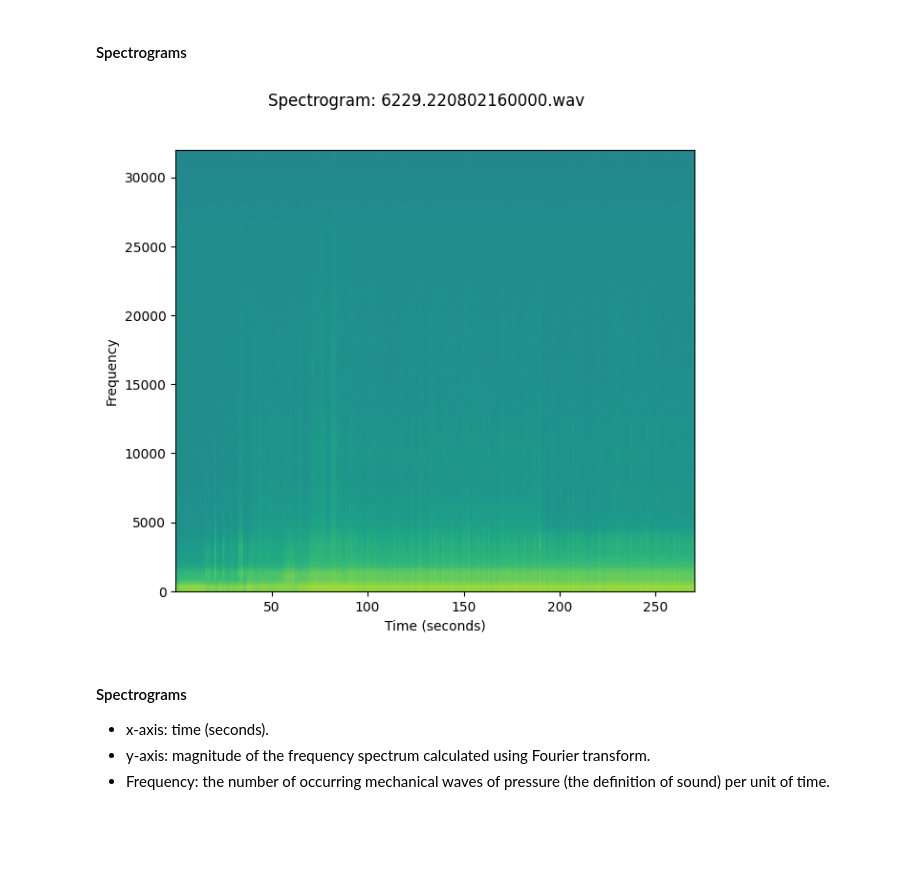
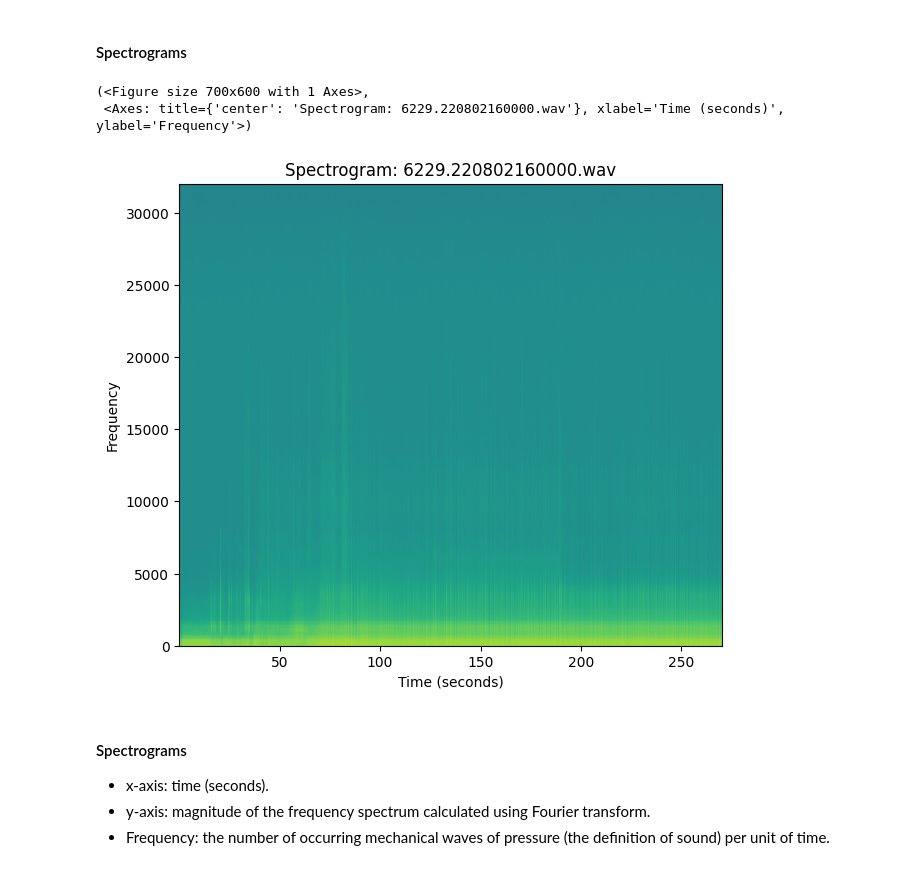
Before and after one commit to ChristerKoldLindholm/bsc-christerkl, a Jupyter notebook: data_exploration.ipynb, the cells around one changed output. Drawn from its saved outputs; the diff is of its cells as text; code cells hidden in the pictures; blank space fills up the shorter version.

```diff
--- a/data_exploration.ipynb
+++ b/data_exploration.ipynb
@@ -171,17 +181,30 @@ plt.show()
 # %% [markdown]
 #### Spectrograms
 # %%
-def plot_specgram(waveform, sample_rate, title="Spectrogram"):
+def plot_specgram(waveform, sample_rate, title:str="Spectrogram", ax=None):
+
     n_channels, n_frames = waveform.shape
     wf = waveform.numpy()
 
-    fig, ax = plt.subplots(n_channels, 1, figsize=(7,6))
+    if ax is None:
+        fig, ax = plt.subplots(n_channels, 1, figsize=(7,6))
+    else:
+        fig = None
+
     ax.set_xlabel("Time (seconds)")
     ax.set_ylabel("Frequency")
-    ax.specgram(wf[0], Fs=sample_rate)
-    fig.suptitle(title)
+    ax.specgram(wf[0], Fs=sample_rate, scale_by_freq=True)
+    ax.set_title(title)
+
+    return fig, ax
 # %%
 # sample_name = '6229.220806184000.wav'
 # sample_name = "6229.220802162000.wav"
 sample_name = "6229.220802160000.wav"
 sample_wav = os.path.join(data_path, sample_name)
+waveform, sample_rate = ta.load(sample_wav)
+plot_specgram(waveform, sample_rate, title=r"Spectrogram: " + sample_name)
+# %% [output]
+(<Figure size 700x600 with 1 Axes>,
+ <Axes: title={'center': 'Spectrogram: 6229.220802160000.wav'}, xlabel='Time (seconds)', ylabel='Frequency'>)
+[figure, added]
@@ -190,7 +211,3 @@ waveform, sample_rate = torchaudio.load(sample_wav)
-# %%
-plot_specgram(waveform, sample_rate, title=r"Spectrogram: " + sample_name)
-# %% [output]
-[figure, removed]
 # %% [markdown]
 #### Spectrograms
 - x-axis: time (seconds).
```
Also changed, not shown: parts of 13 cells of this notebook, 3 other files.
